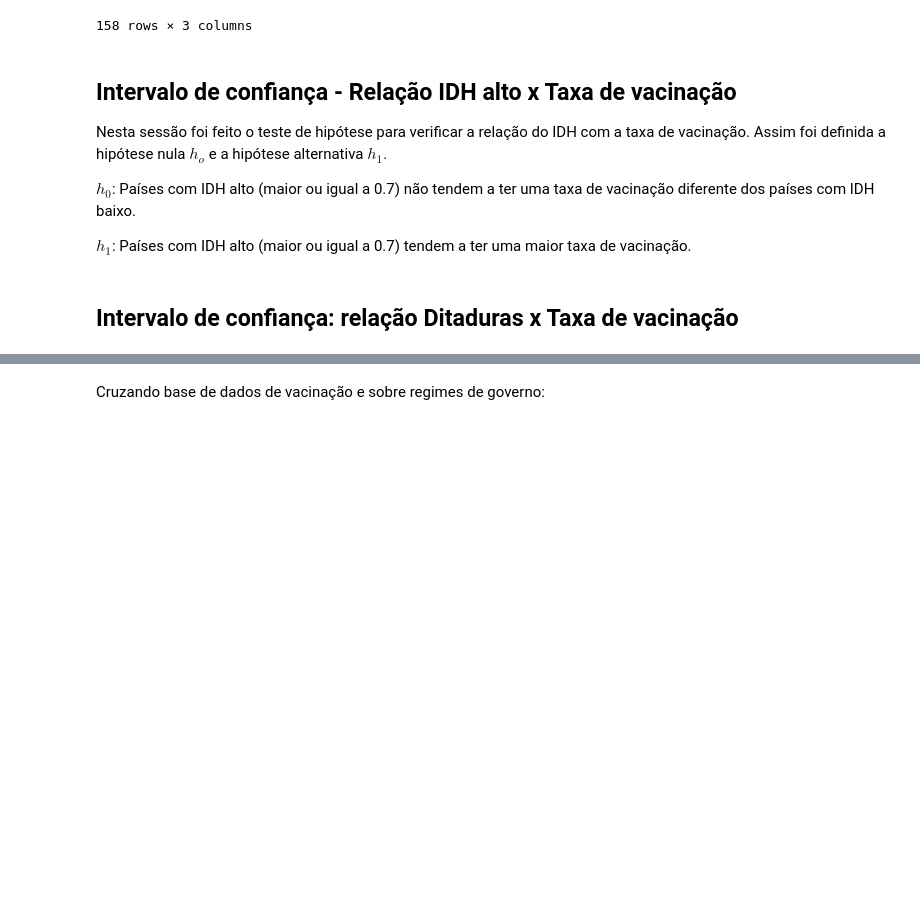
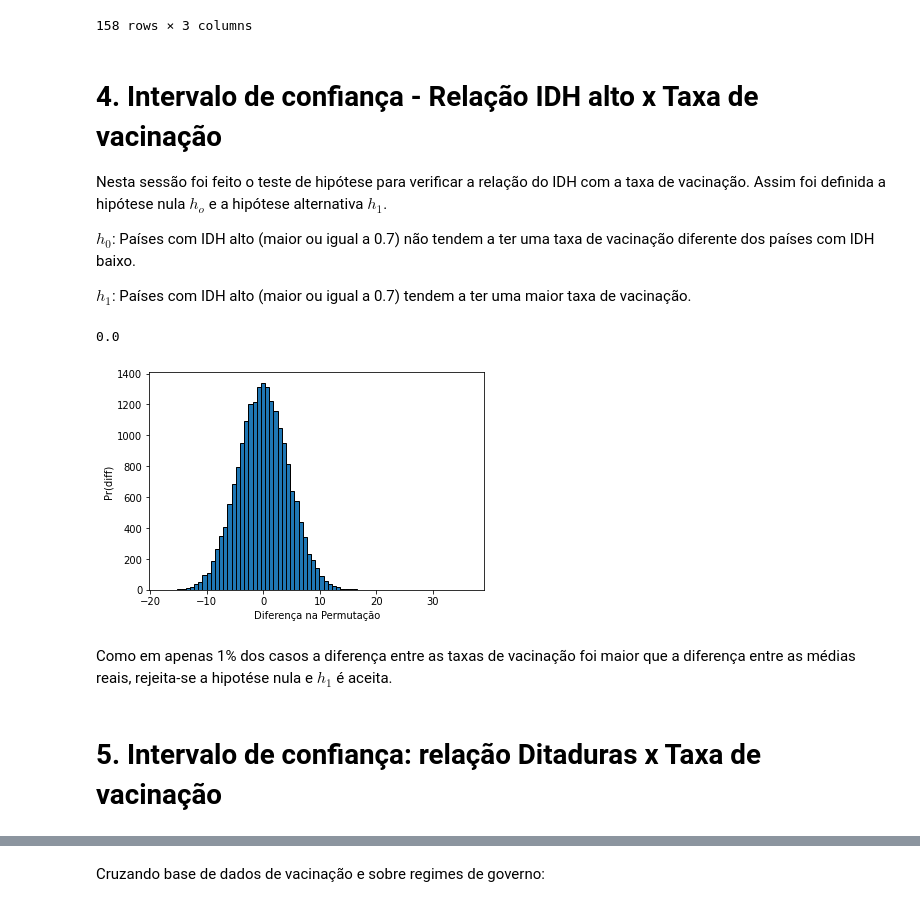
Before and after one commit to JoaoP-Silva/Covid-analysis, a Jupyter notebook: Vacinacao-Covid.ipynb, the cells around one changed output, grey strips where cells are left out. Cells and saved outputs as stored; diff of their text form; code cells hidden in the pictures; blank space fills up the shorter version.

```diff
--- a/Vacinacao-Covid.ipynb
+++ b/Vacinacao-Covid.ipynb
@@ -112,29 +245,9 @@ temp
 | 166 | Zimbabwe | 23.26 | 0.571 |
 158 rows × 3 columns
 # %% [markdown]
-## Intervalo de confiança - Relação IDH alto x Taxa de vacinação
+# **4. Intervalo de confiança - Relação IDH alto x Taxa de vacinação**
 Nesta sessão foi feito o teste de hipótese para verificar a relação do IDH com a taxa de vacinação. Assim foi definida a hipótese nula $h_o$ e a hipótese alternativa $h_1$.
 
 $h_0$: Países com IDH alto (maior ou igual a 0.7) não tendem a ter uma taxa de vacinação diferente dos países com IDH baixo.
 
 $h_1$: Países com IDH alto (maior ou igual a 0.7) tendem a ter uma maior taxa de vacinação.
-# %%
-high = temp['2019'] >= 0.7
-low = temp['2019'] < 0.7
-N = 20000
-
-size_high = len(temp[high]['people_fully_vaccinated_per_hundred'])
-size_low = len(temp[low]['people_fully_vaccinated_per_hundred'])
-
-data_high = temp[high]['people_fully_vaccinated_per_hundred']
-data_low = temp[low]['people_fully_vaccinated_per_hundred']
-
-values_high = np.zeros(N)
-values_low = np.zeros(N)
-for i in range(N):
-    sample_high = data_high.sample(size_high, replace = True)
-    sample_low = data_low.sample(size_low, replace = True)
-    values_high[i] = sample_high.mean()
-    values_low[i] = sample_low.mean()
-print("IC IDH alto vai de %d ate %d\n" % (np.percentile(values_high, 2.5), np.percentile(values_high, 97.5)))
-print("IC IDH baixo vai de %d ate %d\n" % (np.percentile(values_low, 2.5), np.percentile(values_low, 97.5)))
@@ -147,4 +254,29 @@ plt.show()
+# %%
+filtro = temp['2019'] >= 0.7
+t_obs = temp[filtro]['people_fully_vaccinated_per_hundred'].mean() - temp[~filtro]['people_fully_vaccinated_per_hundred'].mean()
+N = 20000
+diferencas = np.zeros(N)
+cont = 0
+for i in range(N):
+    np.random.shuffle(filtro.values)
+    diff = temp[filtro]['people_fully_vaccinated_per_hundred'].mean() - temp[~filtro]['people_fully_vaccinated_per_hundred'].mean()
+    diferencas[i] = diff
+    if abs(diff) >= abs(t_obs):
+      cont = cont + 1
+cont/N
+# %% [output]
+0.0
+# %%
+plt.hist(diferencas, bins=50, edgecolor='k')
+plt.xlabel('Diferença na Permutação')
+plt.ylabel('Pr(diff)')
+plt.vlines(t_obs, 0, 0.14, color='red')
+plt.show()
+# %% [output]
+[figure, added]
+# %% [markdown]
+Como em apenas 1% dos casos a diferença entre as taxas de vacinação foi maior que a diferença entre as médias reais, rejeita-se a hipotése nula e $h_1$ é aceita.
 # %% [markdown]
-## Intervalo de confiança: relação Ditaduras x Taxa de vacinação
+# **5. Intervalo de confiança: relação Ditaduras x Taxa de vacinação**
 # %%
 df_DEMOCRACY.head()
```
Also changed, not shown: parts of 39 cells of this notebook.
